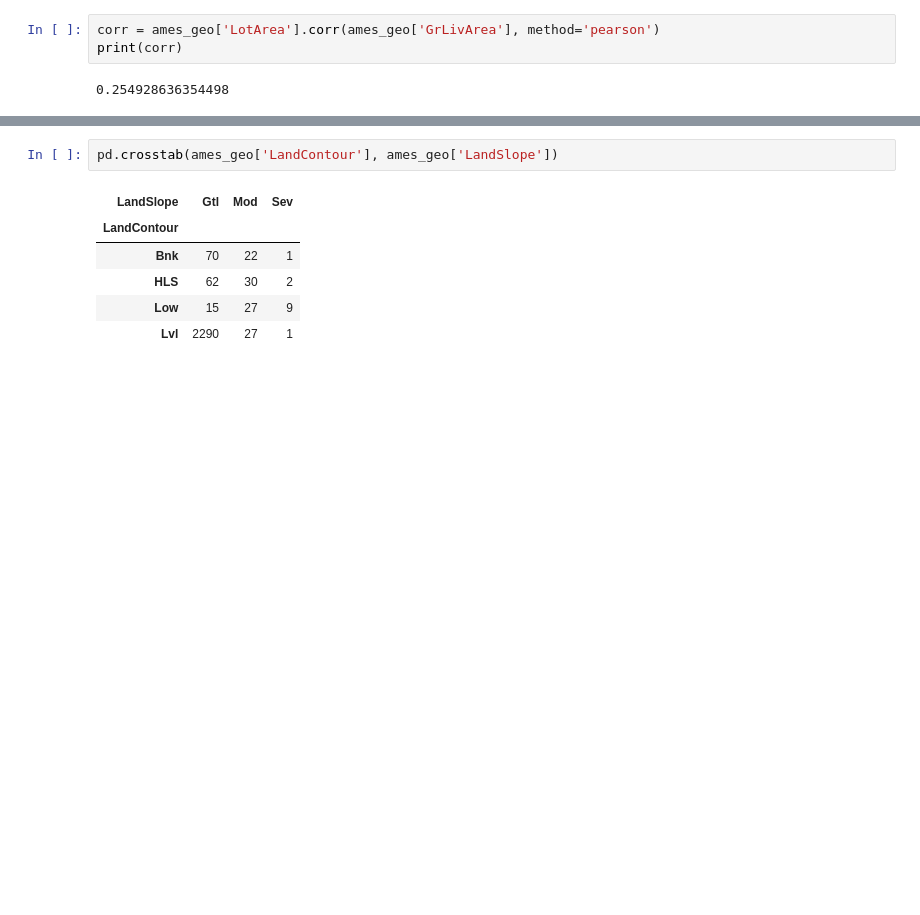
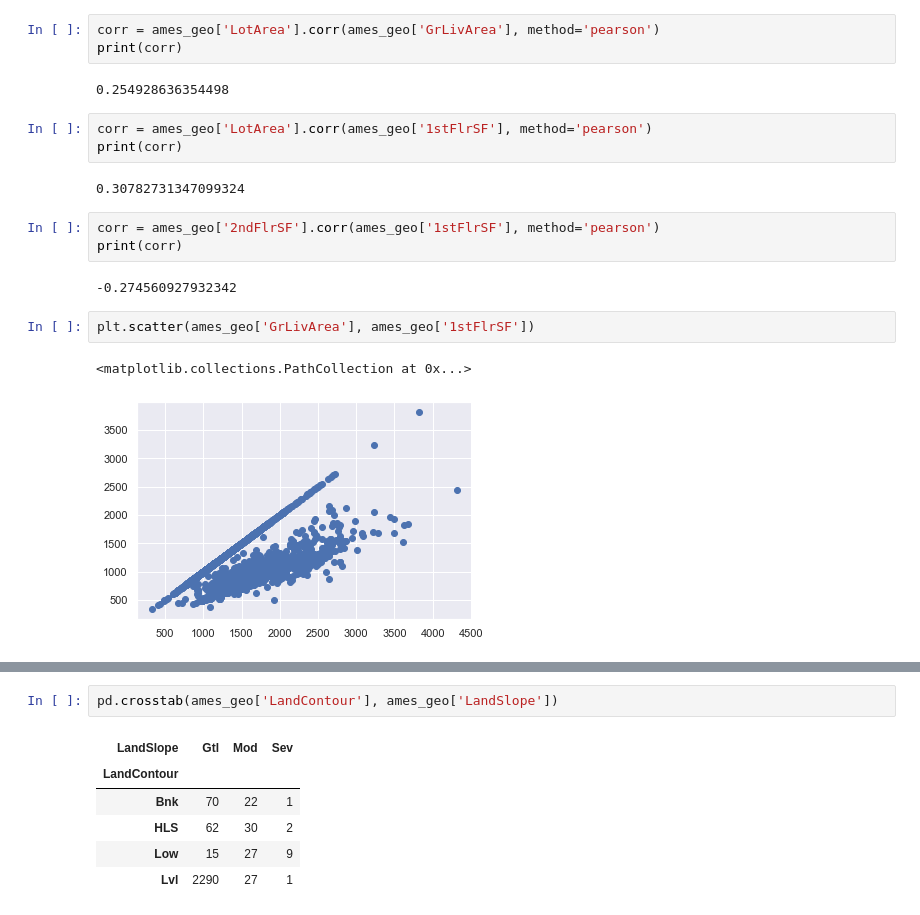
Before and after one commit to willfreeman1/AMES, a Jupyter notebook: commits/EDA1.ipynb, the cells around one changed output, grey strips where cells are left out. Cells and saved outputs as stored; diff of their text form; blank space fills up the shorter version.

```diff
--- a/commits/EDA1.ipynb
+++ b/commits/EDA1.ipynb
@@ -1065,3 +1065,18 @@ corr = ames_geo['LotArea'].corr(ames_geo['GrLivArea'], method='pearson')
 print(corr)
 # %% [output]
 0.254928636354498
+# %%
+corr = ames_geo['LotArea'].corr(ames_geo['1stFlrSF'], method='pearson')
+print(corr)
+# %% [output]
+0.30782731347099324
+# %%
+corr = ames_geo['2ndFlrSF'].corr(ames_geo['1stFlrSF'], method='pearson')
+print(corr)
+# %% [output]
+-0.274560927932342
+# %%
+plt.scatter(ames_geo['GrLivArea'], ames_geo['1stFlrSF'])
+# %% [output]
+<matplotlib.collections.PathCollection at 0x...>
+[figure, added]
```
Also changed, not shown: parts of 10 cells of this notebook, 5 other files.
